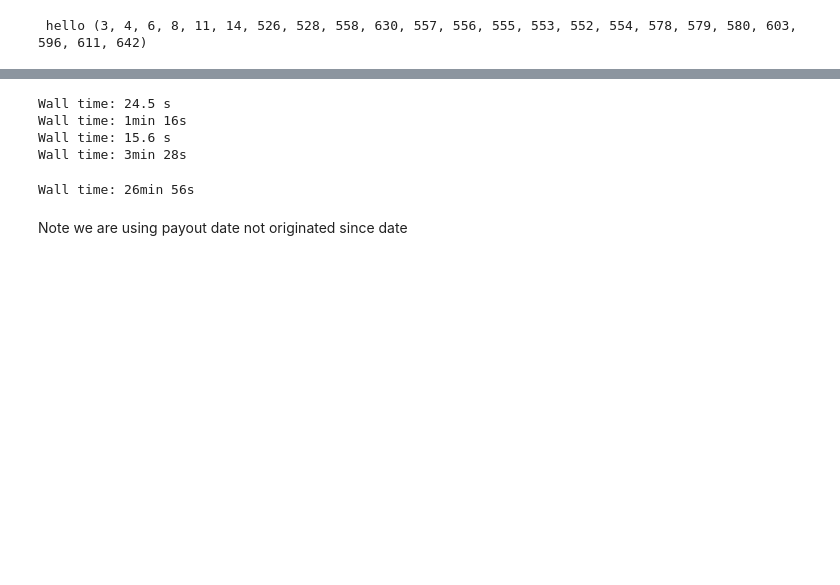
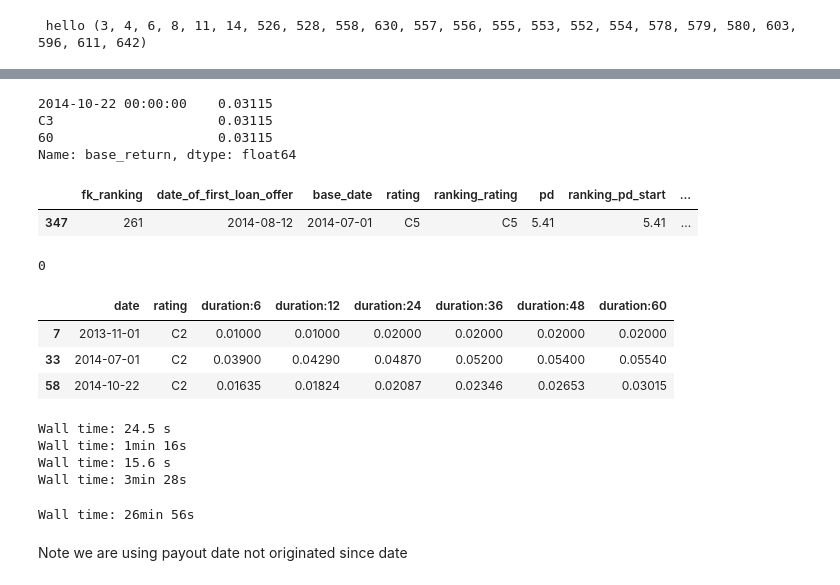
Before and after one commit to seanv507/IPython-Notebooks, a Jupyter notebook: returns01.ipynb, the cells around one changed output, grey strips where cells are left out. Drawn from its saved outputs; the diff is of its cells as text; code cells hidden in the pictures; blank space fills up the shorter version.

```diff
--- a/returns01.ipynb
+++ b/returns01.ipynb
@@ -350,3 +406,44 @@ Wall time: 35.1 s
+# %%
+base_returns_stack[('2014-10-22','C3',60)]
+# %% [output]
+2014-10-22 00:00:00    0.03115
+C3                     0.03115
+60                     0.03115
+Name: base_return, dtype: float64
+# %%
+loans.loc[loans.id_loan==330,['fk_ranking','date_of_first_loan_offer','base_date','rating','ranking_rating','pd','ranking_pd_start','ranking_pd_end','duration_months','base_return']]
+# %% [output]
+|  | fk_ranking | date_of_first_loan_offer | base_date | rating | ranking_rating | pd | ranking_pd_start | ... |
+| 347 | 261 | 2014-08-12 | 2014-07-01 | C5 | C5 | 5.41 | 5.41 | ... |
+# %%
+base_returns=pd.read_csv(r'C:\Users\Sean Violante\Documents\Projects\lendico\Projects\Returns\base_rates.csv')
+ds=np.array(base_returns.date.unique(),'datetime64[D]' )# do whilst treated as string
+
+
+base_returns['date']=np.array(base_returns['date'],'datetime64[D]')
+base_returns_stack=base_returns.set_index(['date','rating']).rename(columns=lambda x:int(x[9:])).stack()
+base_returns_stack.index.names=['base_date','rating','duration_months']
+
+base_returns_stack.name='base_return'
+
+d1=np.array(loans.date_of_first_loan_offer,'datetime64[D]')
+d2=np.searchsorted(ds,d1,side='right')
+loans['base_date']=ds[d2-1]
+loans['duration_months']=(loans['duration']/30).astype(np.int64)
+
+if 'base_return' in loans.columns:
+    del loans['base_return']
+loans=loans.merge(base_returns_stack.reset_index(),on=['base_date','rating','duration_months'],how='left')
+loans.base_return.isnull().sum()
+# %% [output]
+0
+# %%
+base_returns[base_returns.rating=='C2']
+# %% [output]
+|  | date | rating | duration:6 | duration:12 | duration:24 | duration:36 | duration:48 | duration:60 |
+| 7 | 2013-11-01 | C2 | 0.01000 | 0.01000 | 0.02000 | 0.02000 | 0.02000 | 0.02000 |
+| 33 | 2014-07-01 | C2 | 0.03900 | 0.04290 | 0.04870 | 0.05200 | 0.05400 | 0.05540 |
+| 58 | 2014-10-22 | C2 | 0.01635 | 0.01824 | 0.02087 | 0.02346 | 0.02653 | 0.03015 |
 # %%
 %time loan_fundings=psql.read_sql(loan_fundings_sql,conn)
 %time payment_plans=psql.read_sql(payment_plans_sql,conn)
```
Also changed, not shown: parts of 52 cells of this notebook, 1 other file.
